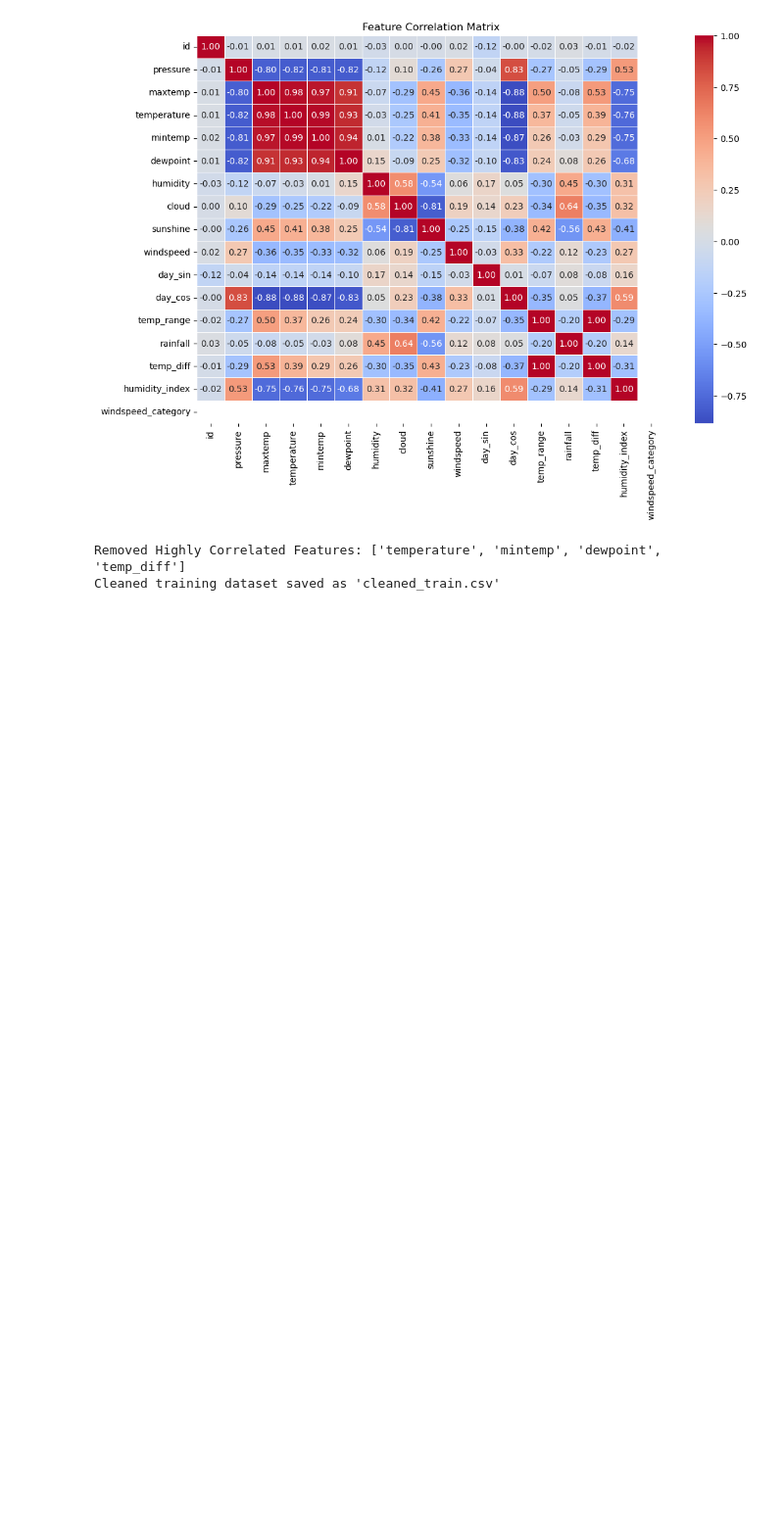
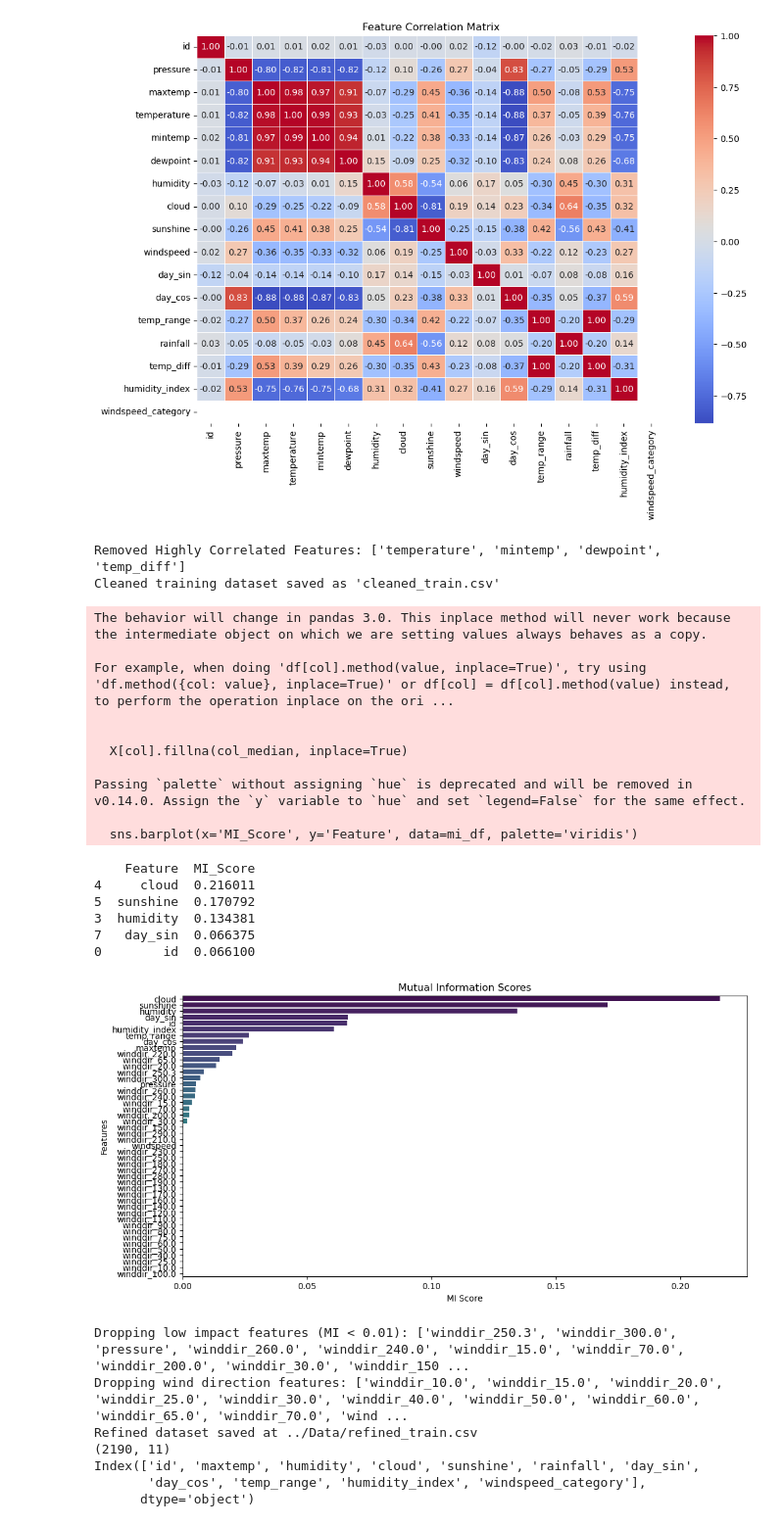
Before and after one commit to Seryabiz/PHASE_5_CAPSTONE_PROJECT, a Jupyter notebook: Notebooks/Alfred.ipynb, the cells around one changed output. Shown at 98% size. Saved outputs shown, nothing was run; the diff lists cells and outputs as text; code cells hidden in the pictures; blank space fills up the shorter version.

Commit message:
Created and updated the Feature_Selection.py file and validated it on my notebook

```diff
--- a/Notebooks/Alfred.ipynb
+++ b/Notebooks/Alfred.ipynb
@@ -338,3 +338,54 @@ Categories (3, object): ['Low' < 'Medium' < 'High']
 [figure]
 Removed Highly Correlated Features: ['temperature', 'mintemp', 'dewpoint', 'temp_diff']
 Cleaned training dataset saved as 'cleaned_train.csv'
+# %%
+import Feature_selection as fs
+import pandas as pd
+
+# Load cleaned dataset
+cleaned_train_path = "../Data/cleaned_train.csv"  # or local path
+df_cleaned = pd.read_csv(cleaned_train_path)
+
+# 1. Compute MI scores
+mi_df = fs.compute_mutual_information(df_cleaned)
+print(mi_df.head())
+
+# 2. Plot MI scores
+fs.plot_mi_scores(mi_df)
+
+# 3. Drop low-impact features and wind direction features
+df_refined = fs.drop_low_impact_features(df_cleaned, mi_df, threshold=0.01)
+
+# 4. Save the refined dataset
+refined_path = "../Data/refined_train.csv"
+fs.save_refined_dataset(df_refined, refined_path)
+
+# 5. Validate by loading and checking structure
+df_refined_check = pd.read_csv(refined_path)
+print(df_refined_check.shape)
+print(df_refined_check.columns)
+# %% [output]
+The behavior will change in pandas 3.0. This inplace method will never work because the intermediate object on which we are setting values always behaves as a copy.
+
+For example, when doing 'df[col].method(value, inplace=True)', try using 'df.method({col: value}, inplace=True)' or df[col] = df[col].method(value) instead, to perform the operation inplace on the ori ...
+
+
+  X[col].fillna(col_median, inplace=True)
+
+Passing `palette` without assigning `hue` is deprecated and will be removed in v0.14.0. Assign the `y` variable to `hue` and set `legend=False` for the same effect.
+
+  sns.barplot(x='MI_Score', y='Feature', data=mi_df, palette='viridis')
+    Feature  MI_Score
+4     cloud  0.216011
+5  sunshine  0.170792
+3  humidity  0.134381
+7   day_sin  0.066375
+0        id  0.066100
+[figure, added]
+Dropping low impact features (MI < 0.01): ['winddir_250.3', 'winddir_300.0', 'pressure', 'winddir_260.0', 'winddir_240.0', 'winddir_15.0', 'winddir_70.0', 'winddir_200.0', 'winddir_30.0', 'winddir_150 ...
+Dropping wind direction features: ['winddir_10.0', 'winddir_15.0', 'winddir_20.0', 'winddir_25.0', 'winddir_30.0', 'winddir_40.0', 'winddir_50.0', 'winddir_60.0', 'winddir_65.0', 'winddir_70.0', 'wind ...
+Refined dataset saved at ../Data/refined_train.csv
+(2190, 11)
+Index(['id', 'maxtemp', 'humidity', 'cloud', 'sunshine', 'rainfall', 'day_sin',
+       'day_cos', 'temp_range', 'humidity_index', 'windspeed_category'],
+      dtype='object')
```
Also changed, not shown: 4 other files.
